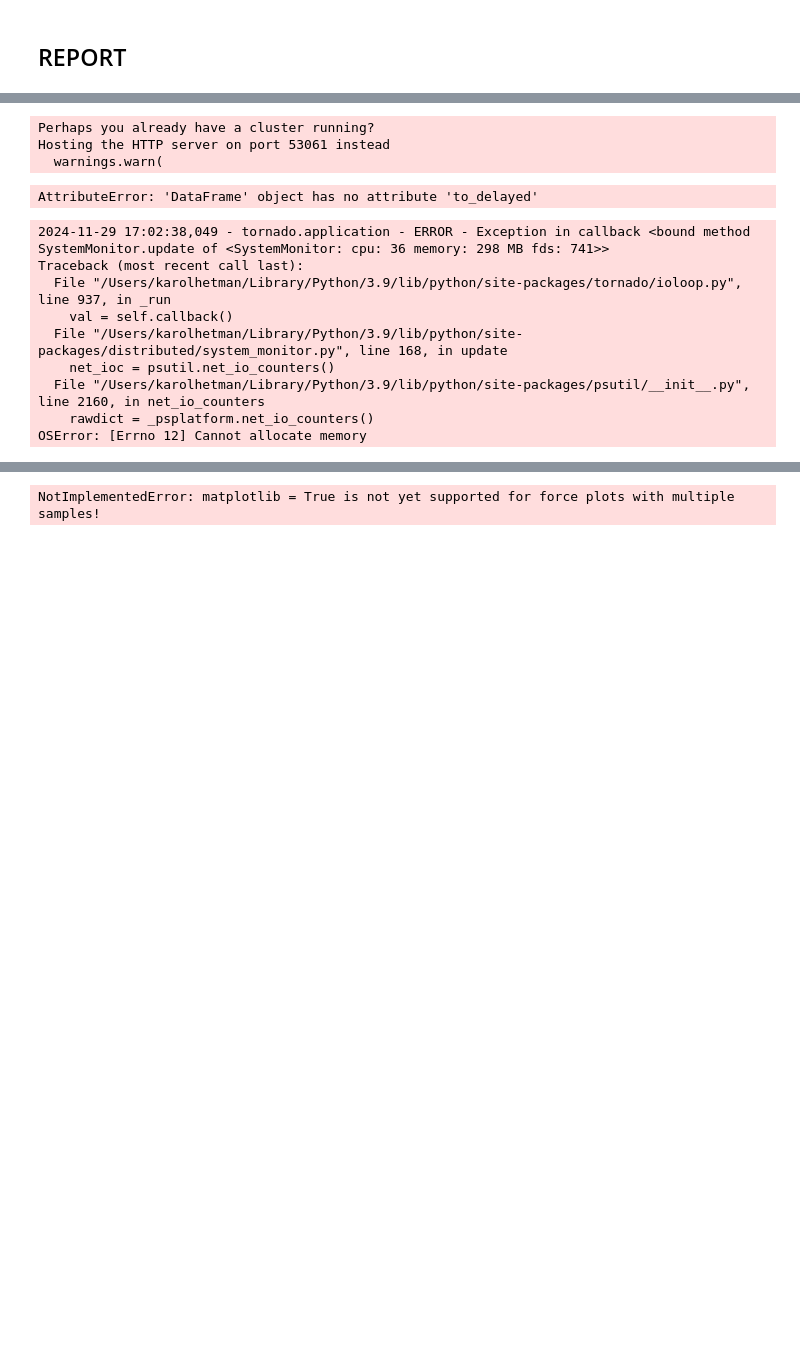
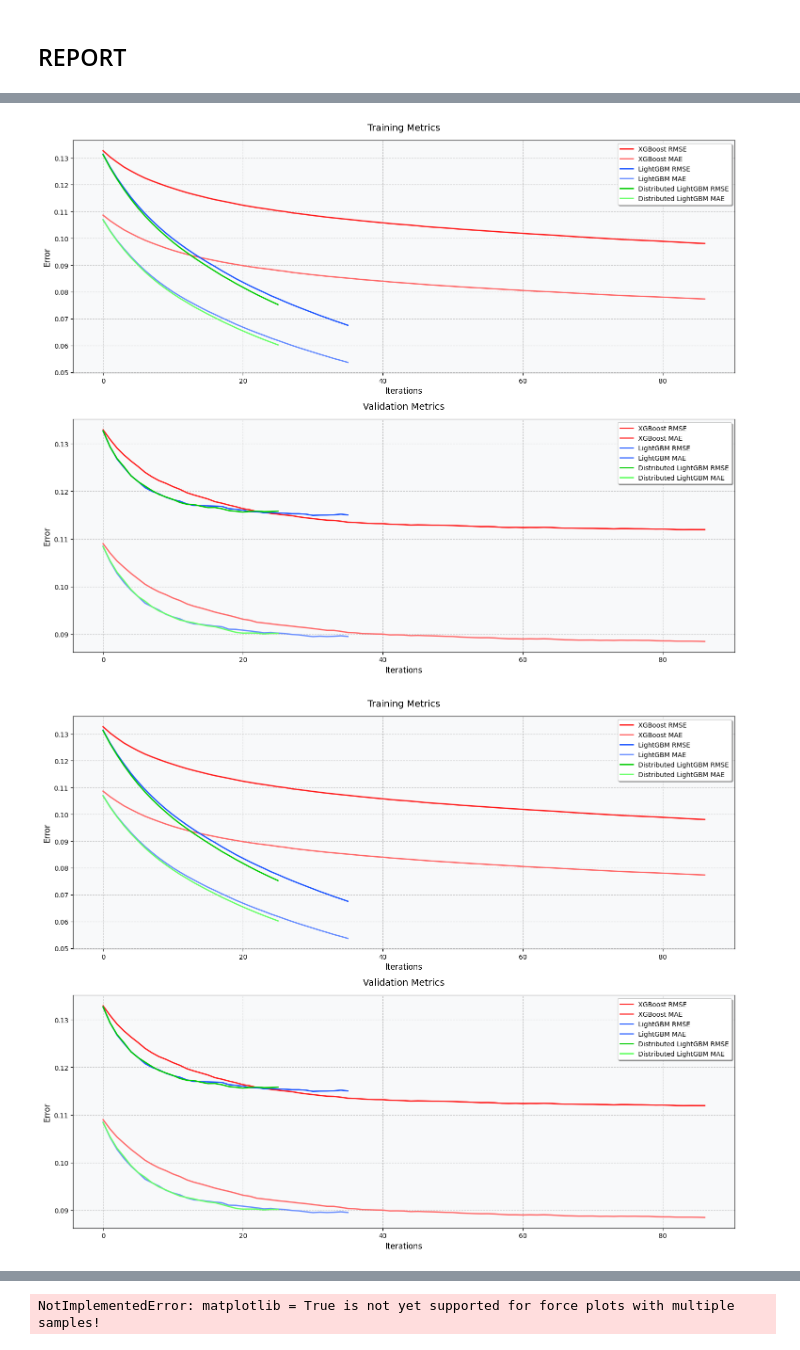
Before and after one commit to CommonDrum/Applied-AI, a Jupyter notebook: code.ipynb, the cells around one changed output, grey strips where cells are left out. Cells and saved outputs as stored; diff of their text form; code cells hidden in the pictures; blank space fills up the shorter version.

```diff
--- a/code.ipynb
+++ b/code.ipynb
@@ -292,31 +236,0 @@ plt.show()
-# %%
-#LightGBM Distributed Learning
-import dask.array as da
-from distributed import Client, LocalCluster
-import lightgbm as lgb
-
-cluster = LocalCluster(n_workers=3)
-client = Client(cluster)
-
-dask_model = lgb.DaskLGBMRegressor()
-dask_model.client = client
-
-dask_model.fit(X_train, y_train)
-
-dask_predictions = dask_model.predict(X_test)
-
-dask_rmse = np.sqrt(mean_squared_error(y_test, dask_predictions))
-# %% [output]
-Perhaps you already have a cluster running?
-Hosting the HTTP server on port 53061 instead
-  warnings.warn(
-AttributeError: 'DataFrame' object has no attribute 'to_delayed'
-2024-11-29 17:02:38,049 - tornado.application - ERROR - Exception in callback <bound method SystemMonitor.update of <SystemMonitor: cpu: 36 memory: 298 MB fds: 741>>
-Traceback (most recent call last):
-  File "/Users/karolhetman/Library/Python/3.9/lib/python/site-packages/tornado/ioloop.py", line 937, in _run
-    val = self.callback()
-  File "/Users/karolhetman/Library/Python/3.9/lib/python/site-packages/distributed/system_monitor.py", line 168, in update
-    net_ioc = psutil.net_io_counters()
-  File "/Users/karolhetman/Library/Python/3.9/lib/python/site-packages/psutil/__init__.py", line 2160, in net_io_counters
-    rawdict = _psplatform.net_io_counters()
-OSError: [Errno 12] Cannot allocate memory
@@ -322,0 +297,33 @@ OSError: [Errno 12] Cannot allocate memory
+# %%
+#show table of final results
+
+results = pd.DataFrame({
+    'Model': ['Linear Regression', 'XGBoost', 'LightGBM', 'Distributed LightGBM'],
+    'Train Time': [0, gbm_train_time, lgb_train_time, lgb_train_time],
+})
+
+metrics_dict = {
+    'XGBoost': {
+        'train_rmse': gbm_rsme_train,
+        'train_mae': gbm_mae_train,
+        'valid_rmse': gbm_rsme,
+        'valid_mae': gbm_mae
+    },
+    'LightGBM': {
+        'train_rmse': lgb_train_rmse,
+        'train_mae': lgb_train_mae,
+        'valid_rmse': lgb_valid_rmse,
+        'valid_mae': lgb_valid_mae
+    },
+    'Distributed LightGBM': {
+        'train_rmse': lgb_train_rmse_disributed,
+        'train_mae': lgb_train_mae_disributed,
+        'valid_rmse': lgb_valid_rmse_disributed,
+        'valid_mae': lgb_valid_mae_disributed
+    }
+}
+
+plot_split_metrics(metrics_dict)
+# %% [output]
+[figure, added]
+[figure, added]
```
Also changed, not shown: parts of 11 cells of this notebook, 6 other files.
